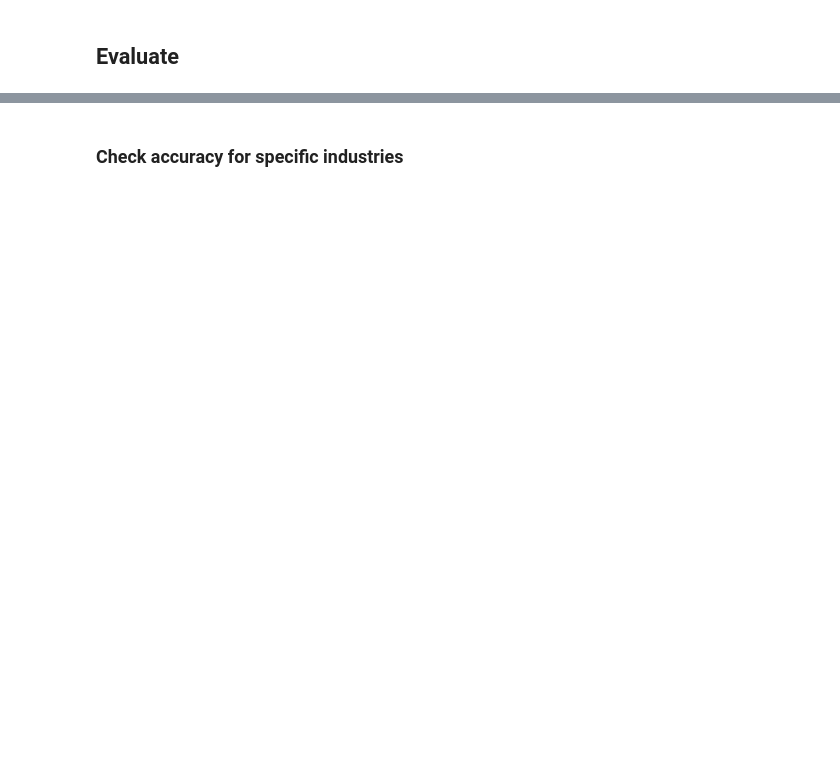
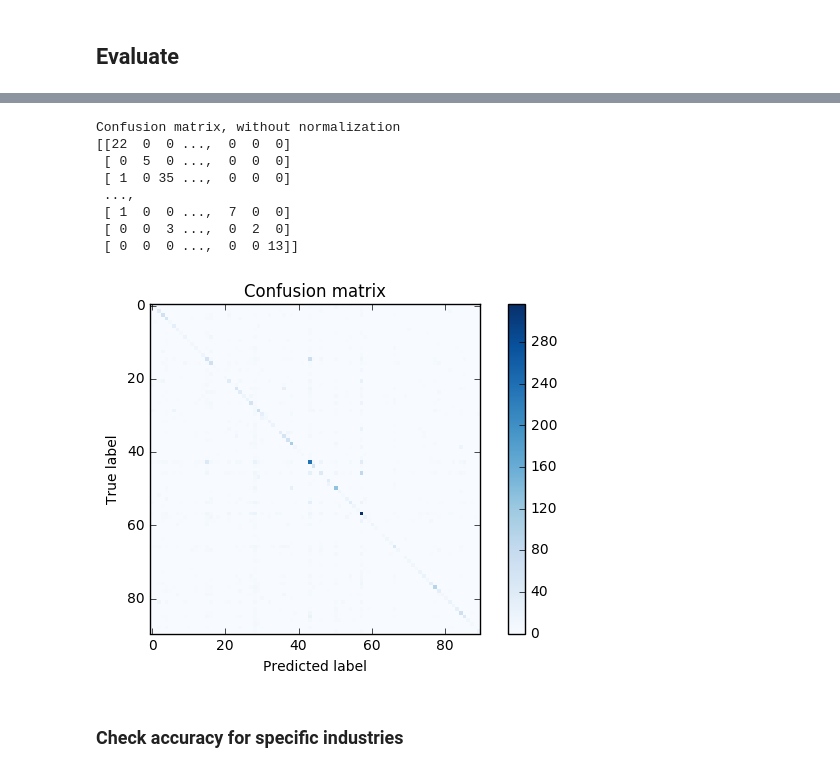
Before and after one commit to zanderle/masters, a Jupyter notebook: Classify - Industry.ipynb, the cells around one changed output, grey strips where cells are left out. Saved outputs shown, nothing was run; the diff lists cells and outputs as text; code cells hidden in the pictures; blank space fills up the shorter version.

```diff
--- a/Classify - Industry.ipynb
+++ b/Classify - Industry.ipynb
@@ -76,7 +76,7 @@ from tqdm import tqdm
 def extract_from_company(companies, func):
     paths = []
     for company in tqdm(companies):
-        text, file_path = func(company['path_to'])
+        text, path = func(company['path_to'])
         paths.append(path)
     return paths
 
@@ -92,9 +92,13 @@ def get_descriptions_from_company(companies):
 def get_titles_from_company(companies):
     return extract_from_company(companies, get_titles_text)
 
+def get_keywords_from_company(companies):
+    return extract_from_company(companies, get_meta_keywords_text)
+
 
 full_text_transformer = FunctionTransformer(get_full_text_from_company, validate=False)
 nav_menus_transformer = FunctionTransformer(get_nav_menus_from_company, validate=False)
 descriptions_transformer = FunctionTransformer(get_descriptions_from_company, validate=False)
 titles_transformer = FunctionTransformer(get_titles_from_company, validate=False)
+keywords_transformer = FunctionTransformer(get_keywords_from_company, validate=False)
 # %%
@@ -134,0 +172,6 @@ voting.fit(train_data, target)
+# %%
+companies_orig = companies
+
+companies = [c for c in companies if c['website_lang'] == 'en']
+
+# 171266 vs 110254
@@ -135,4 +388,2 @@ voting.fit(train_data, target)
 # %%
-test_data = companies[-8000:]
-
-score = voting.score(test_data, [c['industry'] for c in test_data])
+score_similar(voting, test_data, [c['industry'] for c in test_data])
@@ -140,6 +409,10 @@ score = voting.score(test_data, [c['industry'] for c in test_data])
 ## Evaluate
 # %%
 from sklearn.metrics import classification_report, confusion_matrix, recall_score, precision_score
+
+expected = [c['industry'] for c in test_data]
+predicted = voting.predict(test_data)
+# predicted = ['Not' if p > 0 else 'Food & Beverages' for p in predicted_prob]
 
 print("Classification report for classifier:\n%s\n"
       % classification_report(expected, predicted))
@@ -146,0 +438,54 @@ print("Confusion matrix:\n%s" % confusion_matrix(expected, predicted))
+# %%
+%matplotlib inline
+
+import itertools
+import numpy as np
+import matplotlib.pyplot as plt
+
+def plot_confusion_matrix(cm, classes,
+                          normalize=False,
+                          title='Confusion matrix',
+                          cmap=plt.cm.Blues):
+    """
+    This function prints and plots the confusion matrix.
+    Normalization can be applied by setting `normalize=True`.
+    """
+    plt.imshow(cm, interpolation='nearest', cmap=cmap)
+    plt.title(title)
+    plt.colorbar()
+    tick_marks = np.arange(len(classes))
+#     plt.xticks(tick_marks, classes, rotation=45)
+#     plt.yticks(tick_marks, classes)
+
+    if normalize:
+        cm = cm.astype('float') / cm.sum(axis=1)[:, np.newaxis]
+        print("Normalized confusion matrix")
+    else:
+        print('Confusion matrix, without normalization')
+
+    print(cm)
+
+    thresh = cm.max() / 2.
+#     for i, j in itertools.product(range(cm.shape[0]), range(cm.shape[1])):
+#         plt.text(j, i, cm[i, j],
+#                  horizontalalignment="center",
+#                  color="white" if cm[i, j] > thresh else "black")
+
+    plt.tight_layout()
+    plt.ylabel('True label')
+    plt.xlabel('Predicted label')
+
+
+plt.figure()
+plot_confusion_matrix(confusion_matrix(expected, predicted), classes=voting.classes_)
+plt.show()
+# %% [output]
+Confusion matrix, without normalization
+[[22  0  0 ...,  0  0  0]
+ [ 0  5  0 ...,  0  0  0]
+ [ 1  0 35 ...,  0  0  0]
+ ...,
+ [ 1  0  0 ...,  7  0  0]
+ [ 0  0  3 ...,  0  2  0]
+ [ 0  0  0 ...,  0  0 13]]
+[figure, added]
```
Also changed, not shown: parts of 30 cells of this notebook, 2 other files.
